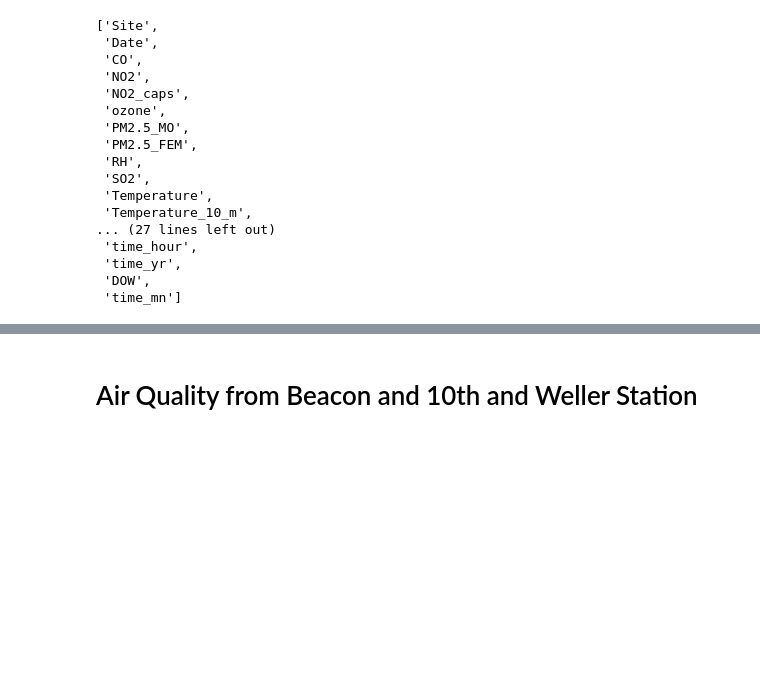
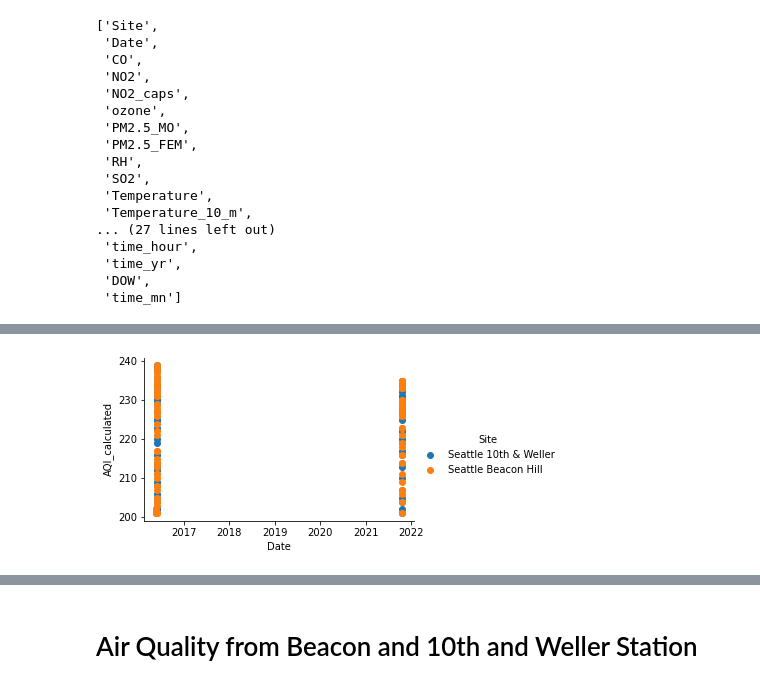
Before and after one commit to aworthyperson/Bike_Counters_Air_Quality, a Jupyter notebook: Bike_and_AQ_import_python.ipynb, the cells around one changed output, grey strips where cells are left out. Drawn from its saved outputs; the diff is of its cells as text; code cells hidden in the pictures; blank space fills up the shorter version.

```diff
--- a/Bike_and_AQ_import_python.ipynb
+++ b/Bike_and_AQ_import_python.ipynb
@@ -653,3 +742,6 @@ mask = df3[df3['AQI_bucket_calculated'] == 'Moderate']
+# %%
+poor = df3[df3['AQI_bucket_calculated'] == 'Poor']
+#poor.to_csv('Data/poorAQI.csv', index = False)
 # %%
 list(mask.columns)
 # %% [output]
@@ -685,3 +777,9 @@ fg.map(plt.scatter, 'Date', 'AQI_calculated').add_legend();
+# %%
+import seaborn as sns
+fg = sns.FacetGrid(data=poor, hue='Site', aspect=1.61)
+fg.map(plt.scatter, 'Date', 'AQI_calculated').add_legend();
+# %% [output]
+[figure, added]
 # %%
 fig, (ax1) = plt.subplots(nrows=1, ncols=1, figsize=(8,6))
 
```
Also changed, not shown: parts of 21 cells of this notebook, 3 other files.
